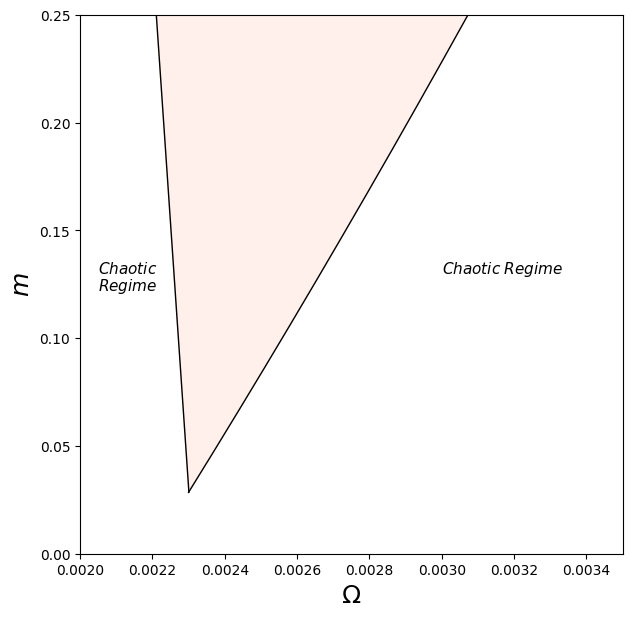
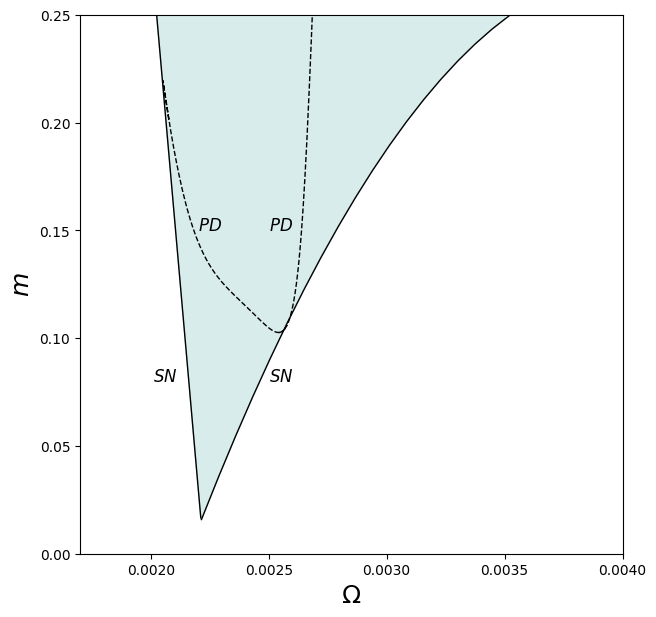
Code edit (unified diff) that turned the first committed figure into the second:
--- before
+++ after
@@ -1,43 +1,38 @@
-df1=pd.read_csv('FinalDataSN1.csv', names=['m', 'omega'])
-df2=pd.read_csv('FinalDataChaos2.csv', names=['m', 'omega'])
-df3=pd.read_csv('FinalDataSN1.csv', names=['m', 'omega'])
-df4=pd.read_csv('FinalDataPD.csv', names=['m', 'omega'])
+df1=pd.read_csv('test1.csv', names=['m', 'omega'])
+df2=pd.read_csv('test2.csv', names=['m', 'omega'])
+df3=pd.read_csv('test3.csv', names=['omega', 'm'])
+df4=pd.read_csv('test4.csv', names=['omega', 'm'])
 
 plt.figure(figsize=(7,7))
 
-Branch1=np.linspace(df1['omega'].min()-0.00002, df1['omega'].max()+0.001, 289)
-Branch2=np.linspace(df2['omega'].min()-0.002, 0.002301, 289)
-Branch3=np.linspace(df3['omega'].min()-0.00002, df3['omega'].max()+0.001, 289)
-Branch4=np.linspace(df4['omega'].min()+0.000022, df4['omega'].max()+0.001, 289)
+Branch1=np.linspace(df1['omega'].min()-0.000335, df1['omega'].max()+0.02, 289)
+Branch2=np.linspace(df2['omega'].min()-0.000335, df2['omega'].max()+0.000062, 289)
+
 
 coeffBranch1=np.polyfit(df1['omega'], df1['m'], 2)
 coeffBranch2=np.polyfit(df2['omega'], df2['m'], 1)
-coeffBranch3=np.polyfit(df3['omega'], df3['m'], 1)
-coeffBranch4=np.polyfit(df4['omega'], df4['m'], 1)
 
 p1 = np.poly1d(coeffBranch1)
 p2 = np.poly1d(coeffBranch2)
-p3 = np.poly1d(coeffBranch3)
-p4 = np.poly1d(coeffBranch4)
 
 plt.plot(Branch1, p1(Branch1),color='black',linewidth=1)
 plt.plot(Branch2, p2(Branch2),color='black',linewidth=1)
-#plt.plot(Branch3, p3(Branch3),color='black',linewidth=1)
-#plt.plot(Branch4, p4(Branch4),color='black',linewidth=1)
+plt.plot(df3['m'],df3['omega'],color='black',linewidth=1,linestyle='--')
+plt.plot(df4['m'],df4['omega'],color='black',linewidth=1,linestyle='--')
 
 plt.xlabel("$\Omega$", fontsize=18)
 plt.ylabel("$m$", fontsize=18)
-plt.text(0.00205, 0.13, '$Chaotic$', fontsize=11, fontstyle='italic')
-plt.text(0.00205, 0.122, '$Regime$', fontsize=11, fontstyle='italic')
-plt.text(0.003, 0.13, '$Chaotic _ Regime$', fontsize=11, fontstyle='italic')
+plt.text(0.00201, 0.08, '$SN$', fontsize=12, fontstyle='italic',family='sans-serif')
+plt.text(0.0022, 0.15, '$PD$', fontsize=12, fontstyle='italic',family='sans-serif')
+plt.text(0.0025, 0.08, '$SN$', fontsize=12, fontstyle='italic',family='sans-serif')
+plt.text(0.0025, 0.15, '$PD$', fontsize=12, fontstyle='italic',family='sans-serif')
 
 xfill = np.linspace(0.0020, 0.0035, 500)
 yfill = np.maximum(p1(xfill), p2(xfill))
 
-plt.fill_between(xfill, yfill, 20, color='lightsalmon', alpha=0.15)
-#plt.scatter(0.0032,0.25)
+plt.fill_between(xfill, yfill, 20, color='teal', alpha=0.15)
 #plt.scatter(df1['omega'], df1['m'], color='blue', s=13.0,alpha=0.5)
 
-plt.xlim(0.0020, 0.0035) 
+plt.xlim(0.0017, 0.004) 
 plt.ylim(0, 0.25)
 

Commit: Add files via upload